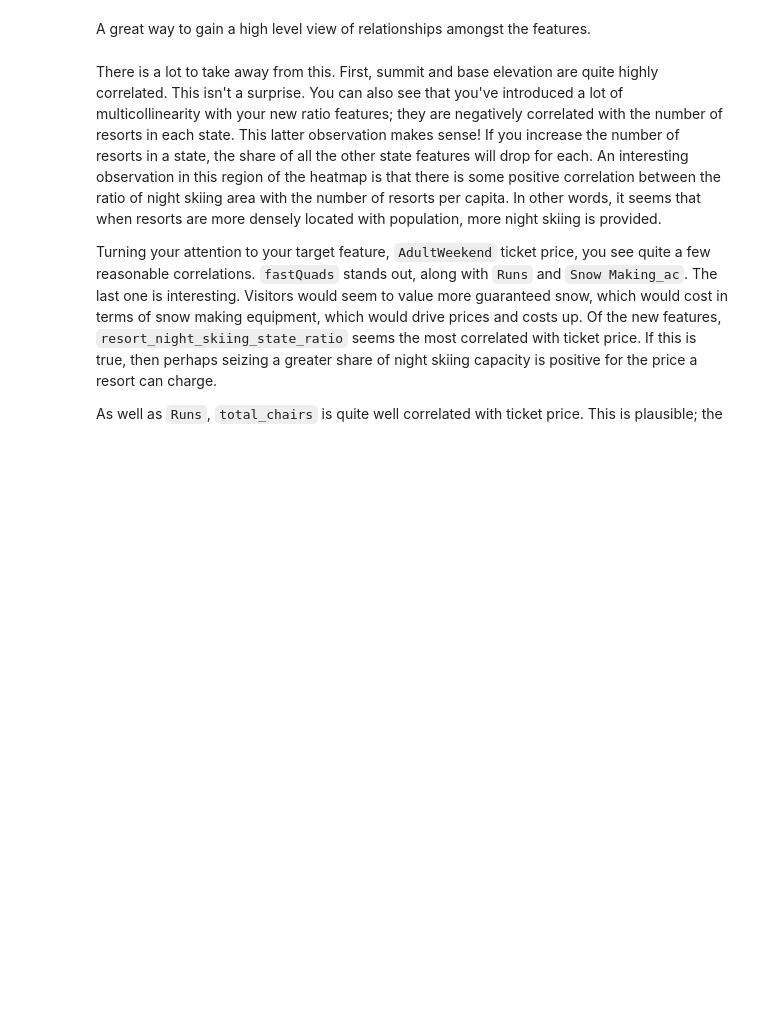
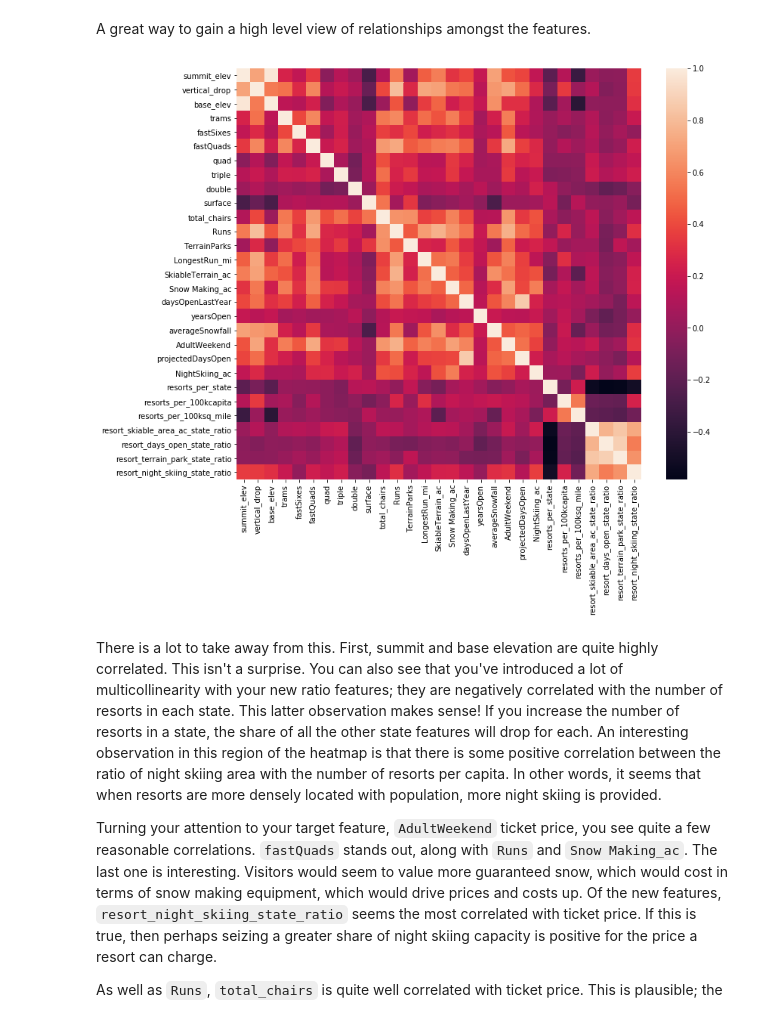
Before and after one commit to AdithyaBhushana/DataScienceGuidedCapstone-1, a Jupyter notebook: Step Three - Exploratory Data Analysis/03_exploratory_data_analysis.ipynb, the cells around one changed output. Cells and saved outputs as stored; diff of their text form; code cells hidden in the pictures; blank space fills up the shorter version.

```diff
--- a/Step Three - Exploratory Data Analysis/03_exploratory_data_analysis.ipynb
+++ b/Step Three - Exploratory Data Analysis/03_exploratory_data_analysis.ipynb
@@ -692,9 +807,11 @@ A great way to gain a high level view of relationships amongst the features.
 # %%
 #Code task 12#
 #Show a seaborn heatmap of correlations in ski_data
 #Hint: call pandas' `corr()` method on `ski_data` and pass that into `sns.heatmap`
 plt.subplots(figsize=(12,10))
-sns.___(ski_data.___);
+sns.heatmap(ski_data.corr());
+# %% [output]
+[figure, added]
 # %% [markdown]
 There is a lot to take away from this. First, summit and base elevation are quite highly correlated. This isn't a surprise. You can also see that you've introduced a lot of multicollinearity with your new ratio features; they are negatively correlated with the number of resorts in each state. This latter observation makes sense! If you increase the number of resorts in a state, the share of all the other state features will drop for each. An interesting observation in this region of the heatmap is that there is some positive correlation between the ratio of night skiing area with the number of resorts per capita. In other words, it seems that when resorts are more densely located with population, more night skiing is provided.
 
```
Also changed, not shown: parts of 19 cells of this notebook, 3 other files.
